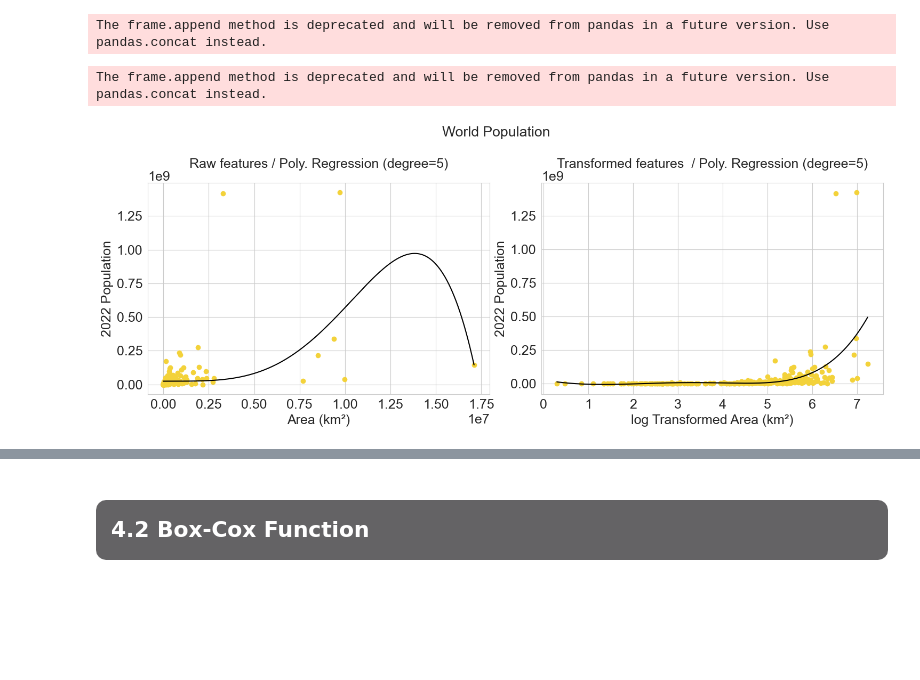
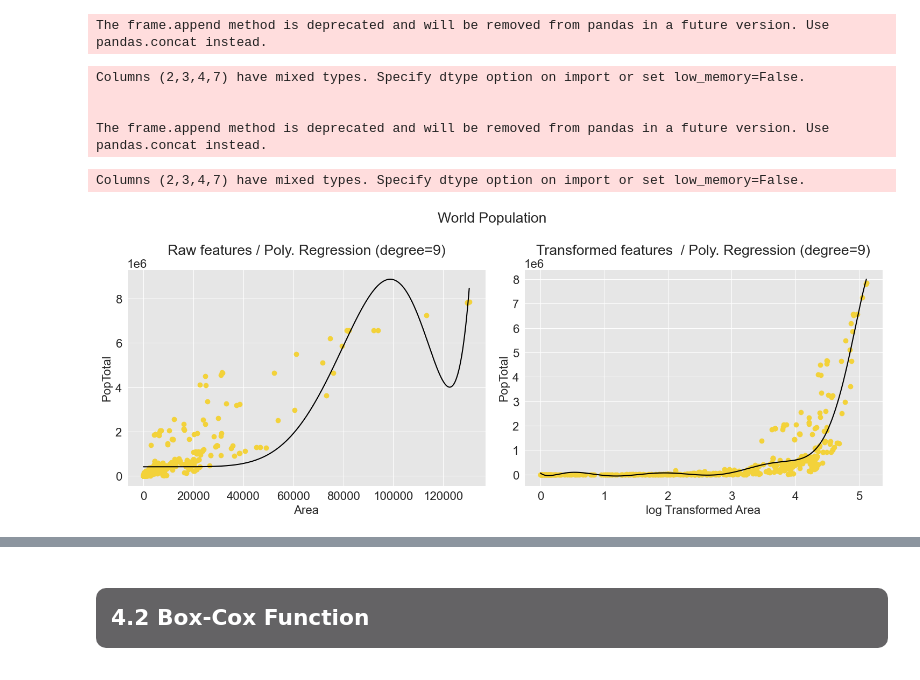
Before and after one commit to polzerdo55862/7-feature-engineering-techniques, a Jupyter notebook: notebooks/feature-engineering-introduction.ipynb, the cells around one changed output, grey strips where cells are left out. Saved outputs shown, nothing was run; the diff lists cells and outputs as text; code cells hidden in the pictures; blank space fills up the shorter version.

```diff
--- a/notebooks/feature-engineering-introduction.ipynb
+++ b/notebooks/feature-engineering-introduction.ipynb
@@ -725,13 +712,16 @@ def plot_cross_val_score_comparison(chosen_dataset):
     fig.show()
     return degree_best_performance
 # %%
-degree_best_performance = plot_cross_val_score_comparison(chosen_dataset="World Population")
+degree_best_performance_online_news = plot_cross_val_score_comparison(chosen_dataset="Online News Popularity")
 # %% [output]
 The frame.append method is deprecated and will be removed from pandas in a future version. Use pandas.concat instead.
-# %%
-degree_best_performance = plot_cross_val_score_comparison(chosen_dataset="Online News Popularity")
-# %% [output]
-The frame.append method is deprecated and will be removed from pandas in a future version. Use pandas.concat instead.
+# %%
+degree_best_performance_world_pop = plot_cross_val_score_comparison(chosen_dataset="World Population")
+# %% [output]
+Columns (2,3,4,7) have mixed types. Specify dtype option on import or set low_memory=False.
+
+
+The frame.append method is deprecated and will be removed from pandas in a future version. Use pandas.concat instead.
 # %%
 from sklearn.linear_model import LinearRegression
 from sklearn.model_selection import cross_val_score
@@ -742,22 +732,24 @@ from sklearn.linear_model import LinearRegression
 from sklearn.pipeline import Pipeline
 import numpy as np
 
-def plot_polynomial_regression_model(chosen_dataset, chosen_transformation):
+def plot_polynomial_regression_model(chosen_dataset, chosen_transformation, degree_best_performance):
     # fig settings
     plt.rcParams.update({'font.size': 16})
     fig, ax = plt.subplots(nrows=1, ncols=2, figsize=(15, 6))
 
 
-    if chosen_dataset == "World Population":
-        df = pd.read_csv("../input/world-population-dataset/world_population.csv")
-        y_column = "2022 Population"
-        X_column = "Area (km²)"
-        X = df[[X_column]]
-        y = df[y_column]
-    elif chosen_dataset == "Online News Popularity":
+    if chosen_dataset == "Online News Popularity":
         df = pd.read_csv("../input/uci-online-news-popularity-data-set/OnlineNewsPopularity.csv")
         y_column = " shares"
         X_column = " n_tokens_content"
+        X = df[[X_column]]
+        y = df[y_column]
+    elif chosen_dataset == "World Population":
+        df = pd.read_csv("../input/world-population-dataset/WPP2022_TotalPopulationBySex.csv")
+        df = df[df["Time"]==2020]
+        df["Area"] = df["PopTotal"] / df["PopDensity"]
+        y_column = "PopTotal"
+        X_column = "Area"
         X = df[[X_column]]
         y = df[y_column]
 
@@ -830,7 +822,8 @@ def plot_polynomial_regression_model(chosen_dataset, chosen_transformation):
 
     fig.suptitle(chosen_dataset)
     fig.tight_layout()
-# %%
-plot_polynomial_regression_model(chosen_dataset = "World Population", chosen_transformation = "log")
-# %% [output]
-[figure, removed]
+# %%
+plot_polynomial_regression_model(chosen_dataset = "World Population", chosen_transformation = "log", degree_best_performance=degree_best_performance_world_pop)
+# %% [output]
+Columns (2,3,4,7) have mixed types. Specify dtype option on import or set low_memory=False.
+[figure, added]
```
Also changed, not shown: parts of 6 cells of this notebook, 3 other files.
